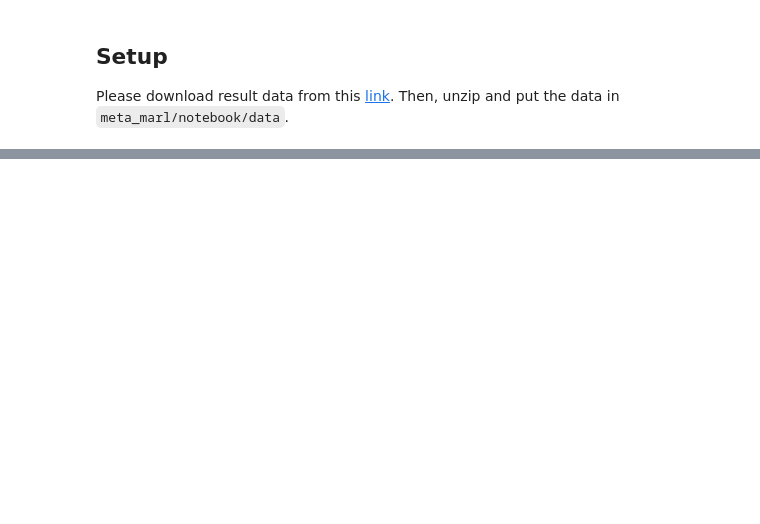
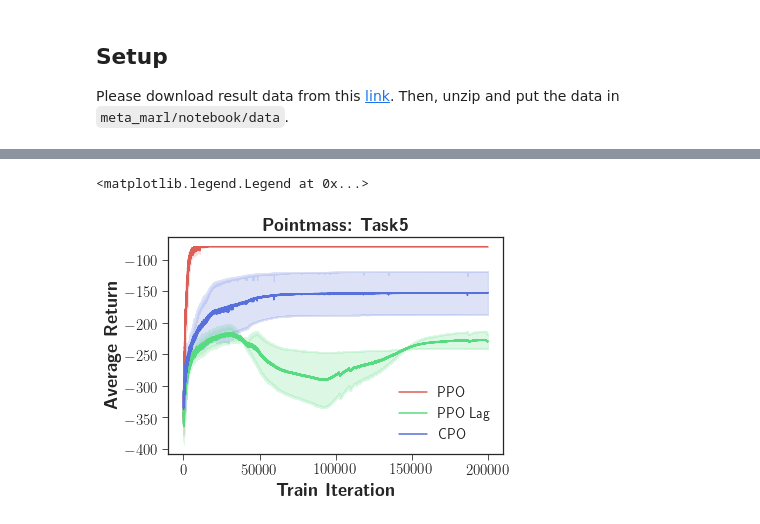
Before and after one commit to dkkim93/safety-starter-agents, a Jupyter notebook: notebook/result.ipynb, the cells around one changed output, grey strips where cells are left out. Drawn from its saved outputs; the diff is of its cells as text; code cells hidden in the pictures; blank space fills up the shorter version.

```diff
--- a/notebook/result.ipynb
+++ b/notebook/result.ipynb
@@ -51,0 +146,22 @@ def read_key_from_log(path, key, index, i_agent=None):
+# %%
+ppo_lag_task5_cost, ppo_lag_task5_obj = [], []
+for seed in range(1, 10):
+    path = "./data/pointmass/seed::" + str(seed) + "_algo::ppo_lagrangian_task::5_cost_lim::5.0"
+    try:
+        cost = read_key_from_log(path, key="cost", index=-1)
+    except:
+        continue
+    if len(cost) > 200000:
+        ppo_lag_task5_cost.append(np.array(cost))
+    else:
+        continue
+
+    obj = read_key_from_log(path, key="return", index=-1)
+    if len(obj) > 200000:
+        ppo_lag_task5_obj.append(np.array(obj))
+    else:
+        continue
+
+ppo_lag_task5_cost = np.stack(ppo_lag_task5_cost, axis=0)
+ppo_lag_task5_obj = np.stack(ppo_lag_task5_obj, axis=0)
+print(ppo_lag_task5_cost.shape, ppo_lag_task5_obj.shape)
@@ -150,0 +221,26 @@ for task in [1, 2, 3, 4, 5, 6]:
+# %%
+fig, ax = plt.subplots()
+sns.set_style("ticks")
+datas = [ppo_task5_obj, ppo_lag_task5_obj, cpo_task5_obj]
+colors = [
+    sns.color_palette("hls", 8)[0],
+    sns.color_palette("hls", 8)[3],
+    sns.color_palette("hls", 8)[5],
+    sns.color_palette("hls", 8)[6]]
+
+for data, legend, color in zip(datas, legends, colors):
+    mean = np.mean(data, axis=0)
+    std = np.std(data, axis=0)
+    confidence = 1.96 * std / float(np.sqrt(5))  # 95% interval
+    error = (mean - confidence, mean + confidence)
+
+    ax.fill_between(np.arange(mean.shape[0]), error[0], error[1], alpha=0.2, color=color)
+    ax.plot(np.arange(mean.shape[0]), mean, label=legend, color=color)
+
+plt.xlabel(r'\textbf{Train Iteration}', size=18)
+plt.ylabel(r'\textbf{Average Return', size=18)
+plt.title(r'\textbf{Pointmass: Task5}', size=18)
+plt.legend()
+# %% [output]
+<matplotlib.legend.Legend at 0x...>
+[figure, added]
```
Also changed, not shown: parts of 9 cells of this notebook.
